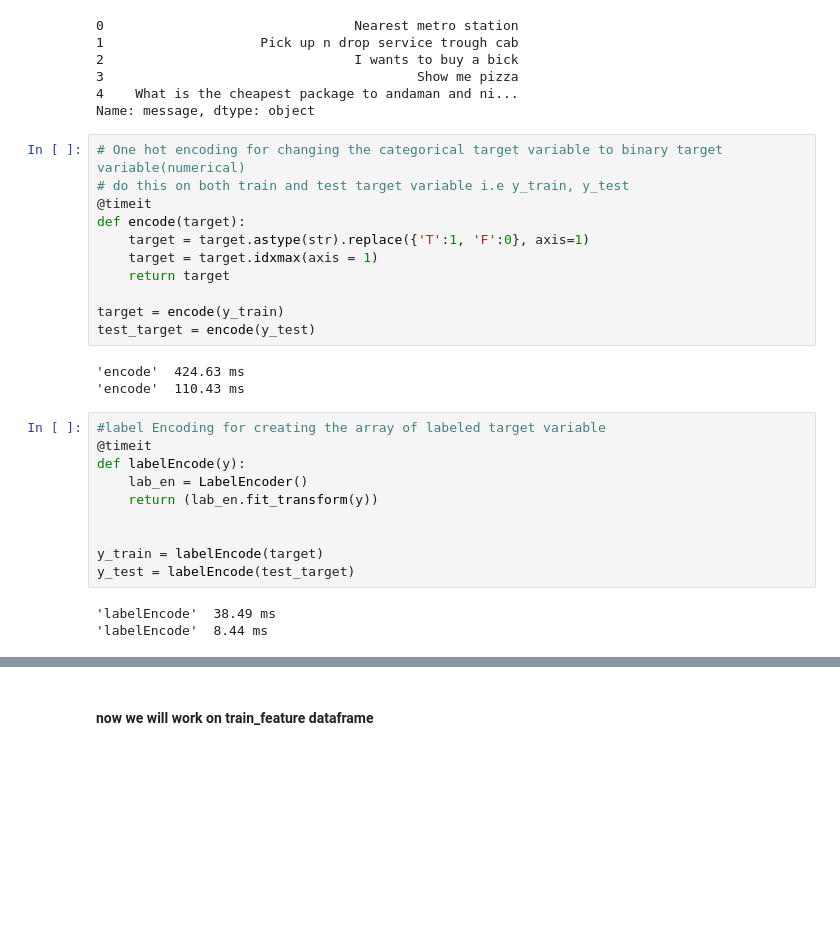
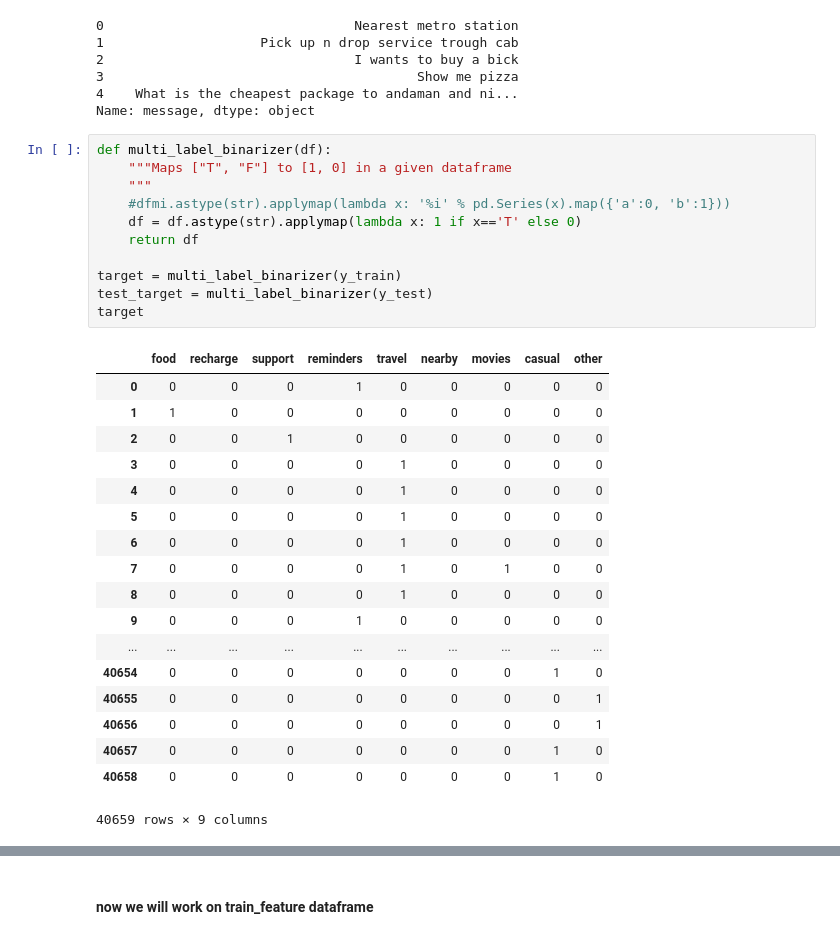
Before and after one commit to nitikagoel01/haptik_project, a Jupyter notebook: haptik_baselineModel.ipynb, the cells around one changed output, grey strips where cells are left out. Drawn from its saved outputs; the diff is of its cells as text; blank space fills up the shorter version.

```diff
--- a/haptik_baselineModel.ipynb
+++ b/haptik_baselineModel.ipynb
@@ -78,30 +86,33 @@ X_test.head()
 3                                        Show me pizza
 4    What is the cheapest package to andaman and ni...
 Name: message, dtype: object
-# %%
-# One hot encoding for changing the categorical target variable to binary target variable(numerical)
-# do this on both train and test target variable i.e y_train, y_test
-@timeit
-def encode(target):
-    target = target.astype(str).replace({'T':1, 'F':0}, axis=1)
-    target = target.idxmax(axis = 1)
-    return target
-
-target = encode(y_train)
-test_target = encode(y_test)
-# %% [output]
-'encode'  424.63 ms
-'encode'  110.43 ms
-# %%
-#label Encoding for creating the array of labeled target variable
-@timeit
-def labelEncode(y):
-    lab_en = LabelEncoder()
-    return (lab_en.fit_transform(y))
-
-
-y_train = labelEncode(target)
-y_test = labelEncode(test_target)
-# %% [output]
-'labelEncode'  38.49 ms
-'labelEncode'  8.44 ms
+# %%
+def multi_label_binarizer(df):
+    """Maps ["T", "F"] to [1, 0] in a given dataframe
+    """
+    #dfmi.astype(str).applymap(lambda x: '%i' % pd.Series(x).map({'a':0, 'b':1}))
+    df = df.astype(str).applymap(lambda x: 1 if x=='T' else 0)
+    return df
+
+target = multi_label_binarizer(y_train)
+test_target = multi_label_binarizer(y_test)
+target
+# %% [output]
+|  | food | recharge | support | reminders | travel | nearby | movies | casual | other |
+| 0 | 0 | 0 | 0 | 1 | 0 | 0 | 0 | 0 | 0 |
+| 1 | 1 | 0 | 0 | 0 | 0 | 0 | 0 | 0 | 0 |
+| 2 | 0 | 0 | 1 | 0 | 0 | 0 | 0 | 0 | 0 |
+| 3 | 0 | 0 | 0 | 0 | 1 | 0 | 0 | 0 | 0 |
+| 4 | 0 | 0 | 0 | 0 | 1 | 0 | 0 | 0 | 0 |
+| 5 | 0 | 0 | 0 | 0 | 1 | 0 | 0 | 0 | 0 |
+| 6 | 0 | 0 | 0 | 0 | 1 | 0 | 0 | 0 | 0 |
+| 7 | 0 | 0 | 0 | 0 | 1 | 0 | 1 | 0 | 0 |
+| 8 | 0 | 0 | 0 | 0 | 1 | 0 | 0 | 0 | 0 |
+| 9 | 0 | 0 | 0 | 1 | 0 | 0 | 0 | 0 | 0 |
+| ... | ... | ... | ... | ... | ... | ... | ... | ... | ... |
+| 40654 | 0 | 0 | 0 | 0 | 0 | 0 | 0 | 1 | 0 |
+| 40655 | 0 | 0 | 0 | 0 | 0 | 0 | 0 | 0 | 1 |
+| 40656 | 0 | 0 | 0 | 0 | 0 | 0 | 0 | 0 | 1 |
+| 40657 | 0 | 0 | 0 | 0 | 0 | 0 | 0 | 1 | 0 |
+| 40658 | 0 | 0 | 0 | 0 | 0 | 0 | 0 | 1 | 0 |
+40659 rows × 9 columns
```
Also changed, not shown: parts of 29 cells of this notebook.
